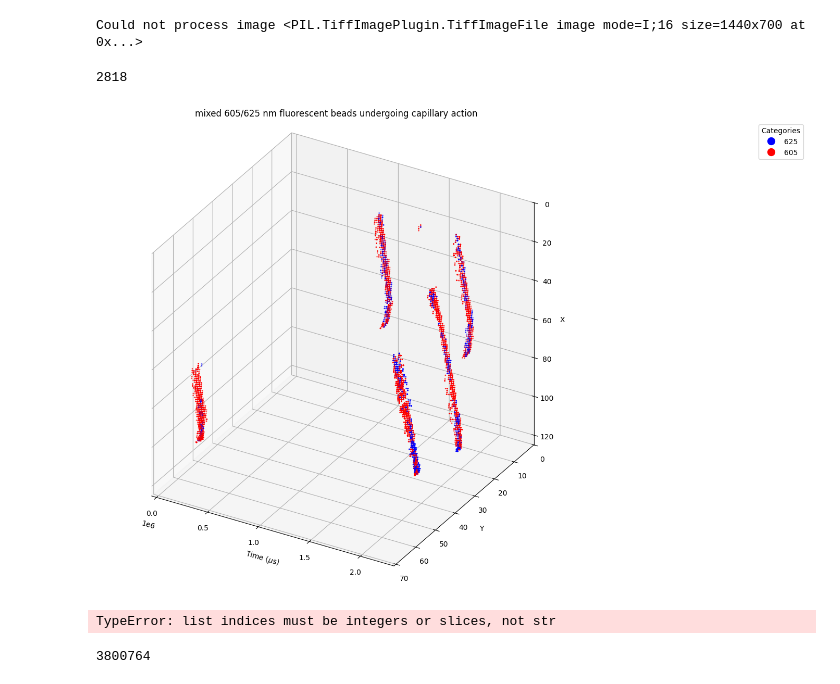
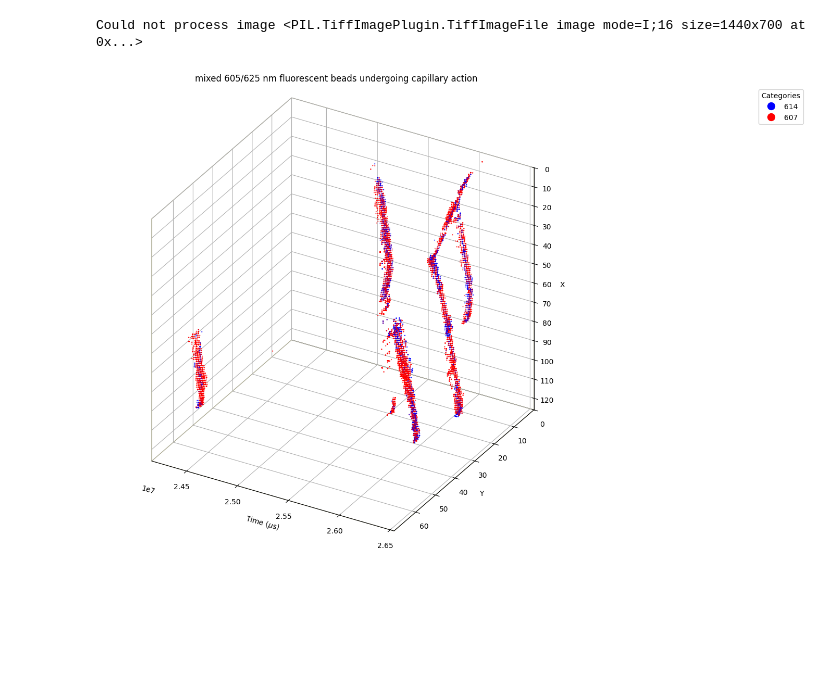
Before and after one commit to Menonlab-Rich/hyperscope, a Jupyter notebook: notebooks/spatiotemporal/optical_flow.ipynb, the cells around one changed output. Drawn from its saved outputs; the diff is of its cells as text; code cells hidden in the pictures; blank space fills up the shorter version.

```diff
--- a/notebooks/spatiotemporal/optical_flow.ipynb
+++ b/notebooks/spatiotemporal/optical_flow.ipynb
@@ -809,7 +809,7 @@ height, width = 480, 640
 
 x1, y1, x2, y2 = 265, 100, 430, 400
 rot_algo = RotateEventsAlgorithm(height - 1, width - 1, -pi / 2)
-stc_filter = SpatioTemporalContrastAlgorithm(width, height, 500, True)
+stc_filter = SpatioTemporalContrastAlgorithm(width, height, 1000, True)
 roi_filter = RoiFilterAlgorithm(
     *transform_roi_90deg_ccw(x1, y1, x2, y2, height), output_relative_coordinates=True
 )
@@ -962,4 +928,0 @@ tracked_points = np.array(tracked_points)
-# %%
-len(np.unique(tracked_points['id']))
-# %% [output]
-2818
@@ -968,14 +959,18 @@ from scipy.spatial import kdtree
 import numpy as np
 from matplotlib.colors import Normalize
 
+fig = plt.figure(figsize=(15, 15))
+ax = fig.add_subplot(111, projection='3d')
+
+ax.xaxis.pane.fill = False
+ax.yaxis.pane.fill = False
+ax.zaxis.pane.fill = False
+
+ax.xaxis.pane.set_edgecolor('#5a572b')
+ax.yaxis.pane.set_edgecolor('#5a572b')
+ax.zaxis.pane.set_edgecolor('#5a572b')
 
 
-
-
-
-
-fig = plt.figure(figsize=(15, 15))
-ax = fig.add_subplot(111, projection='3d')
 ax.set_ylabel('Y')
 ax.set_xlabel(r'Time ($\mu$s)', rotation=90)
 ax.set_zlabel('X')
@@ -987,40 +982,40 @@ def get_color(category):
     category_colors = {
         2: [1, 0, 0],  # Red for 605 nm (R, G, B)
         1: [0, 0, 1],  # Blue for 625 nm (R, G, B)
-        0: [0, 1, 0],    # Green for uncategorized (0 is uncategorized)
+        0: [0, 0, 0],    # black for uncategorized (0 is uncategorized)
     }
     return category_colors.get(category, [0, 0, 0])  # Default to black if category not found
 # convert plot_points to a structured array
 points = tracked_points.copy()
 # Normalize xyt
 points['x'] -= points['x'].min()
 points['y'] -= points['y'].min()
-points['t'] -= points['t'].min()
+#points['t'] -= points['t'].min()
 
 
 points = points[::10]
 colors = np.array([get_color(category) for category in points['category']])
 # Create the 3D scatter plot
-sc = ax.scatter3D(points['t'], points['y'], points['x'], c=colors, s=1)
+sc = ax.scatter3D(points['t'], points['y'], points['x'], c=colors, s=0.5)
 categories = np.unique(points['category'])
-category_labels = ['unlabeled', '625', '605']
+category_labels = ['unlabeled', '614', '607']
 # Set up the rest of your plot (legend, labels, etc.)
 handles = [
     plt.Line2D([0], [0], marker='o', color=get_color(category), linestyle='', markersize=10, label=category_labels[category])
     for category in categories
 ]
 ax.legend(handles=handles, title='Categories', loc='upper right', bbox_to_anchor=(1.5, 1))
 max_x = points['x'].max()
 max_y = points['y'].max()
 tick_size = 10
 ax.set_ylim(max_y + tick_size)
 ax.set_zlim(max_x + tick_size)
-ax.set_yticks(np.arange(0, max_y + tick_size, tick_size))
-ax.set_zticks(np.arange(0, max_x + tick_size, tick_size * 2))
+ax.set_yticks(np.arange(0, max_y + 5, 10))
+ax.set_zticks(np.arange(0, max_x + 5, 10))
 plt.tight_layout()
 plt.margins(0, 0, 0)
 ax.set_box_aspect([1, 1, 1])
 ax.set_proj_type('ortho')
 plt.show()
 # %% [output]
-[figure, old version]
+[figure, new version]
@@ -1100,40 +1021,0 @@ for i, res in enumerate(sorted(plot_points["results"], key=lambda x: x.ts)):
-# %%
-color_map = (
-    [255, 0, 0], [0, 255, 0]
-)
-
-original_points = plot_points["points"]
-original_results = plot_points["results"]
-
-# Create a list of tuples pairing each point with its result
-paired_data = list(zip(original_points, original_results))
-
-# Sort the paired data based on the 't' value of each point
-sorted_data = sorted(paired_data, key=lambda x: x[0]['t'])  # x[0] is the point, x[0][2] is the 't' value
-
-# Separate the sorted data back into points and results
-sorted_points, sorted_results = zip(*sorted_data)
-
-# Update the plot_points dictionary with the sorted data
-plot_points["points"] = list(sorted_points)
-plot_points["results"] = list(sorted_results)
-
-
-
-points['x'] -= points['x'].min()
-points['y'] -= points['y'].min()
-# Add scatter plot on the color image
-for p in plot_points["points"]:
-
-    # Create a new figure
-    dpi = 200
-    height, width = np.max(plot_points["points"]["y"]), np.max(plot_points["points"]["x"]),
-    fig, ax = plt.subplots(figsize=(width/dpi, height/dpi), dpi=dpi)
-
-
-    ax.scatter(p["x"], p["y"], colors=color_map[p["category"]])
-    ax.axis('off')
-    plt.show()
-    plt.close(fig)
-# %% [output]
-TypeError: list indices must be integers or slices, not str
@@ -1269,4 +1021,0 @@ plt.show()
-# %%
-len(plot_points)
-# %% [output]
-3800764
```
Also changed, not shown: parts of 11 cells of this notebook.
